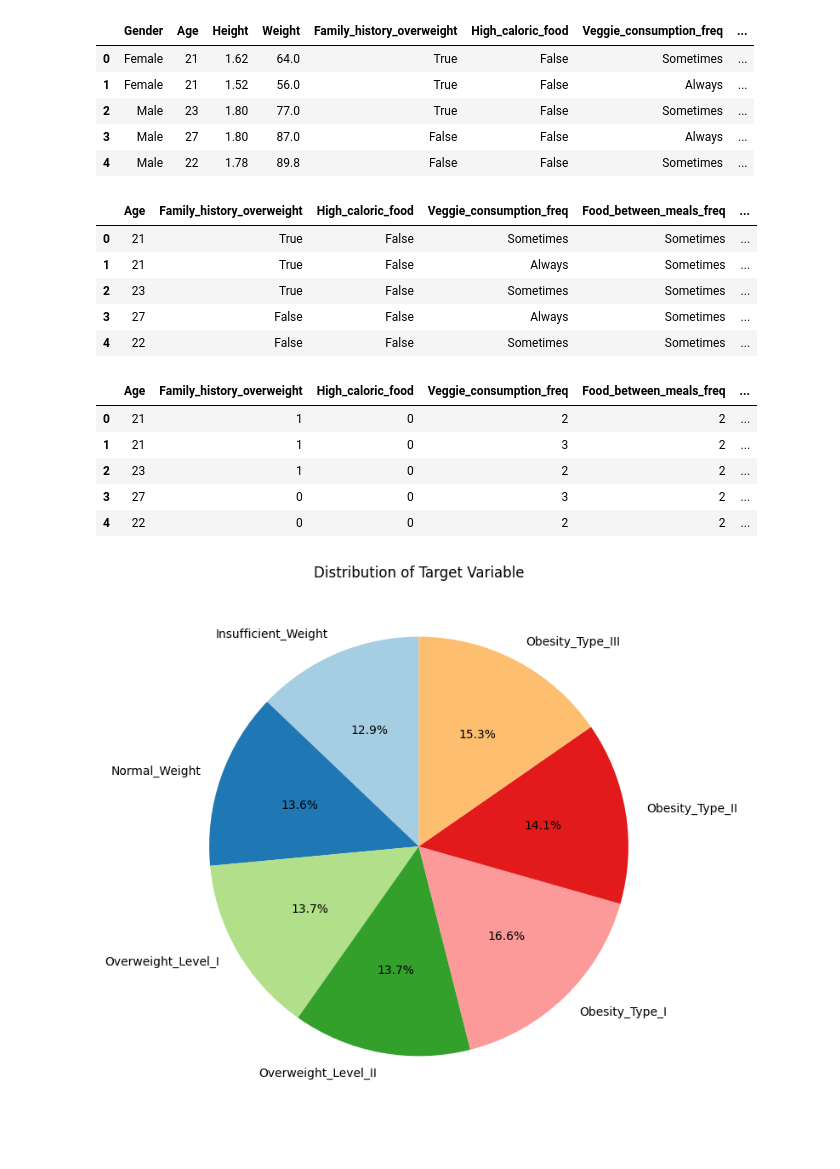
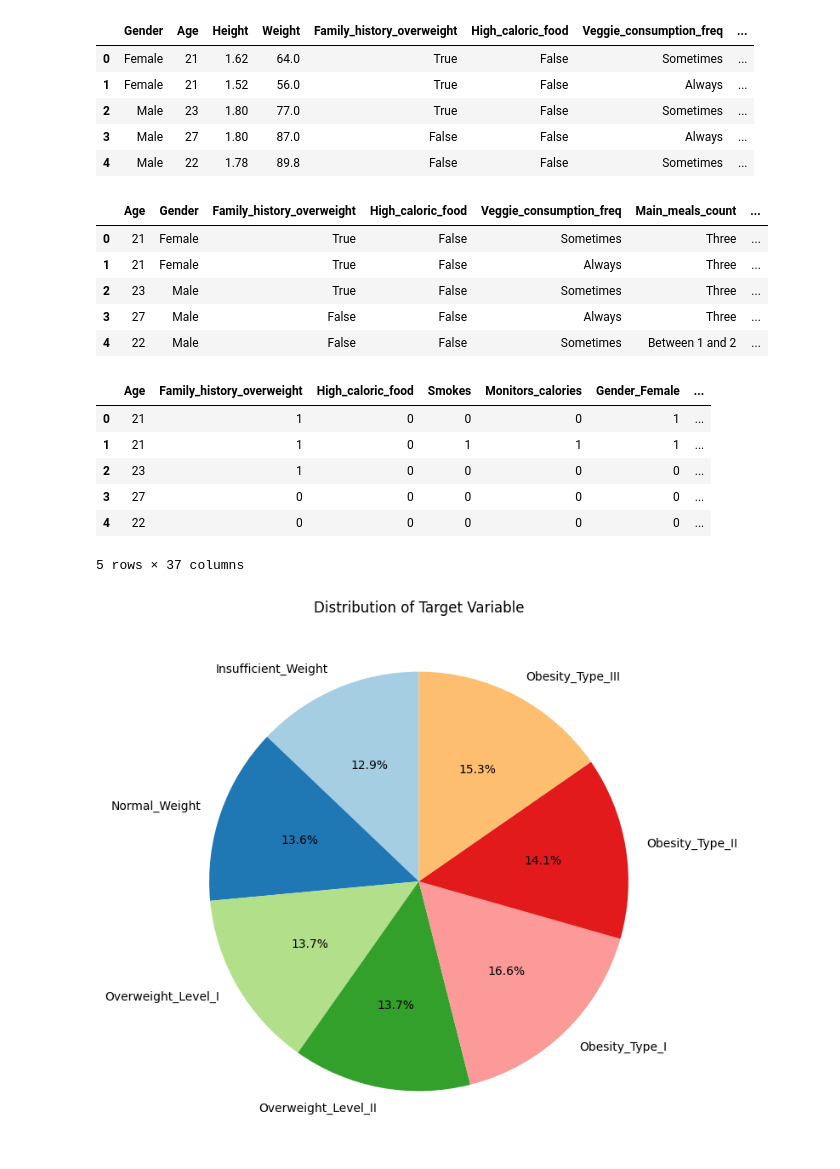
Before and after one commit to yueyan615/PROHI-dashboard-group777, a Jupyter notebook: jupyter-notebooks/data-prediction.ipynb, the cells around one changed output. Drawn from its saved outputs; the diff is of its cells as text; code cells hidden in the pictures.

```diff
--- a/jupyter-notebooks/data-prediction.ipynb
+++ b/jupyter-notebooks/data-prediction.ipynb
@@ -20,31 +20,54 @@ df.head()
 | 3 | Male | 27 | 1.80 | 87.0 | False | False | Always | ... |
 | 4 | Male | 22 | 1.78 | 89.8 | False | False | Sometimes | ... |
 # %%
-df = df[["Age","Family_history_overweight", "High_caloric_food", "Veggie_consumption_freq", "Food_between_meals_freq", "Alcohol_consumption_freq", "Monitors_calories", "Physical_activity", "Obesity_level"]]
+df = df[["Age", "Gender","Family_history_overweight",	"High_caloric_food",	"Veggie_consumption_freq",	"Main_meals_count",	"Food_between_meals_freq",	"Smokes",	"Water_consumption",	"Monitors_calories",	"Physical_activity",	"Screen_time"	,"Alcohol_consumption_freq",	"Transportation_mode",	"Obesity_level"]]
 df.head()
 # %% [output]
-|  | Age | Family_history_overweight | High_caloric_food | Veggie_consumption_freq | Food_between_meals_freq | ... |
-| 0 | 21 | True | False | Sometimes | Sometimes | ... |
-| 1 | 21 | True | False | Always | Sometimes | ... |
-| 2 | 23 | True | False | Sometimes | Sometimes | ... |
-| 3 | 27 | False | False | Always | Sometimes | ... |
-| 4 | 22 | False | False | Sometimes | Sometimes | ... |
+|  | Age | Gender | Family_history_overweight | High_caloric_food | Veggie_consumption_freq | Main_meals_count | ... |
+| 0 | 21 | Female | True | False | Sometimes | Three | ... |
+| 1 | 21 | Female | True | False | Always | Three | ... |
+| 2 | 23 | Male | True | False | Sometimes | Three | ... |
+| 3 | 27 | Male | False | False | Always | Three | ... |
+| 4 | 22 | Male | False | False | Sometimes | Between 1 and 2 | ... |
 # %%
 X = df.copy()
-X["Alcohol_consumption_freq"] = X["Alcohol_consumption_freq"].map({"no": 1,"Sometimes": 2, "Frequently": 3, "Always": 4})
-X["Family_history_overweight"] = X["Family_history_overweight"].astype(int)
-X["High_caloric_food"] = X["High_caloric_food"].astype(int)
-X["Veggie_consumption_freq"] = X["Veggie_consumption_freq"].map({"Never": 1,"Sometimes": 2, "Always": 3})
-X["Food_between_meals_freq"] = X["Food_between_meals_freq"].map({"no": 1,"Sometimes": 2, "Frequently": 3, "Always": 4})
-X["Monitors_calories"] = X["Monitors_calories"].astype(int)
-X["Physical_activity"] = X["Physical_activity"].map({"I do not" :0, "1 or 2 days": 1, "2 or 4 days": 2, "4 or 5 days": 3})
-X["Obesity_level"] = X["Obesity_level"].map({"Insufficient_Weight": 0, "Normal_Weight": 1, "Overweight_Level_I": 2, "Overweight_Level_II": 3, "Obesity_Type_I": 4, "Obesity_Type_II": 5, "Obesity_Type_III": 6})
+categorical_cols = [
+    "Gender", "Veggie_consumption_freq", "Main_meals_count", "Food_between_meals_freq",
+    "Water_consumption", "Physical_activity", "Screen_time",
+    "Alcohol_consumption_freq", "Transportation_mode"
+]
+
+# Convert boolean columns to int
+bool_cols = ["Family_history_overweight", "High_caloric_food", "Smokes", "Monitors_calories"]
+X[bool_cols] = X[bool_cols].astype(int)
+
+# One-hot encode categorical columns (including target)
+X = pd.get_dummies(X, columns=categorical_cols)
+
+
+cols = [col for col in X.columns if col != "Obesity_level"] + ["Obesity_level"]
+X = X[cols]
+
+# Convert one-hot encoded columns to int
+one_hot_cols = [col for col in X.columns if X[col].dtype == bool and col != "Obesity_level"]
+X[one_hot_cols] = X[one_hot_cols].astype(int)
+
+X["Obesity_level"] = X["Obesity_level"].map({"Insufficient_Weight": 0,
+                               "Normal_Weight": 1,
+                               "Overweight_Level_I": 2,
+                               "Overweight_Level_II": 3,
+                               "Obesity_Type_I": 4,
+                               "Obesity_Type_II": 5,
+                               "Obesity_Type_III": 6})
+
+
 X.head()
 # %% [output]
-|  | Age | Family_history_overweight | High_caloric_food | Veggie_consumption_freq | Food_between_meals_freq | ... |
-| 0 | 21 | 1 | 0 | 2 | 2 | ... |
-| 1 | 21 | 1 | 0 | 3 | 2 | ... |
-| 2 | 23 | 1 | 0 | 2 | 2 | ... |
-| 3 | 27 | 0 | 0 | 3 | 2 | ... |
-| 4 | 22 | 0 | 0 | 2 | 2 | ... |
+|  | Age | Family_history_overweight | High_caloric_food | Smokes | Monitors_calories | Gender_Female | ... |
+| 0 | 21 | 1 | 0 | 0 | 0 | 1 | ... |
+| 1 | 21 | 1 | 0 | 1 | 1 | 1 | ... |
+| 2 | 23 | 1 | 0 | 0 | 0 | 0 | ... |
+| 3 | 27 | 0 | 0 | 0 | 0 | 0 | ... |
+| 4 | 22 | 0 | 0 | 0 | 0 | 0 | ... |
+5 rows × 37 columns
 # %%
```
Also changed, not shown: parts of 7 cells of this notebook.
